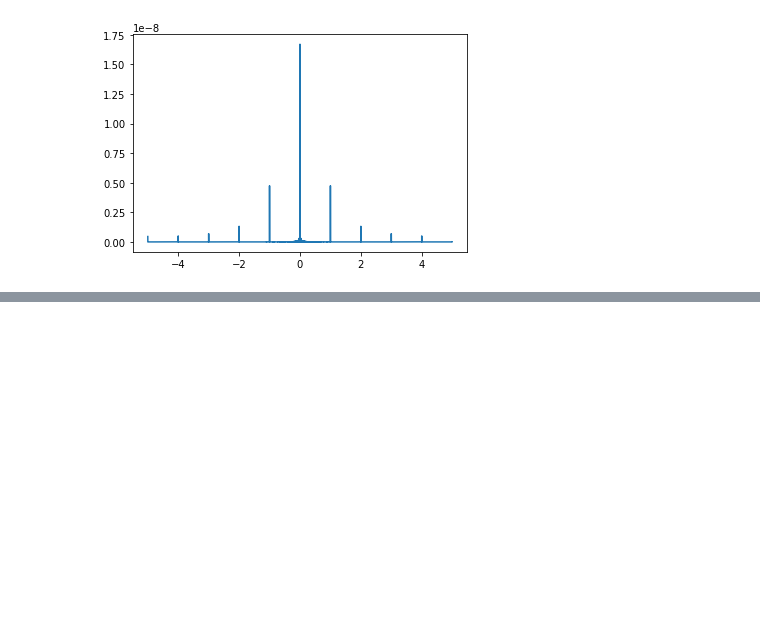
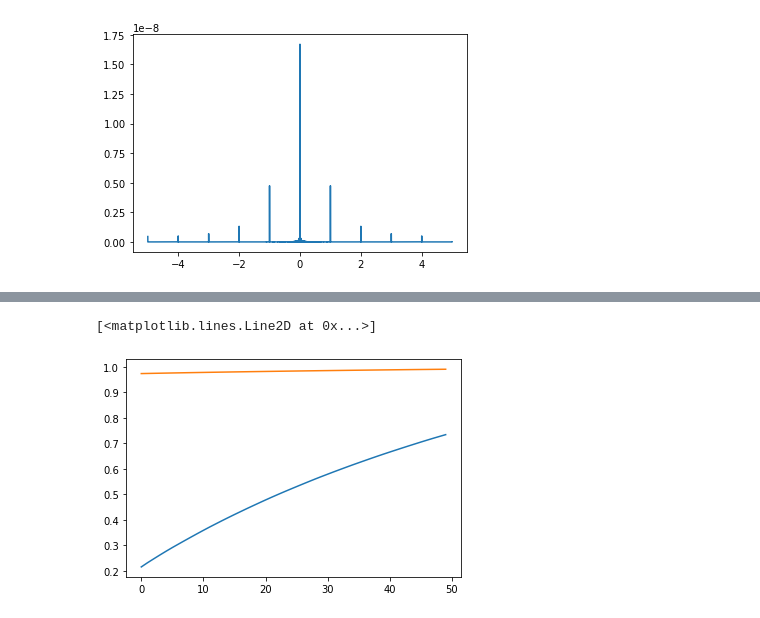
Before and after one commit to mariakesa/NeuroPixelsDataAnalysis, a Jupyter notebook: Simulations/SimulationDataAnalysis1.ipynb, the cells around one changed output, grey strips where cells are left out. Cells and saved outputs as stored; diff of their text form; code cells hidden in the pictures; blank space fills up the shorter version.

```diff
--- a/Simulations/SimulationDataAnalysis1.ipynb
+++ b/Simulations/SimulationDataAnalysis1.ipynb
@@ -30,0 +92,17 @@ plt.plot(freqs[idx], ps[idx])
+# %%
+spks_poisson=np.load('Mgpt_poisson.npy')*1000
+spk_clusters_poisson=np.load('Mgpi_poisson.npy')
+# %%
+spike_time_binned_poisson, spike_time_cells, cell_spikes_max= bin_spikes(spks_poisson,spk_clusters_poisson, bin_size = 10)
+# %%
+spk_arr_poisson=convert_for_pca(spike_time_binned_poisson)
+# %%
+pca=PCA(n_components=50)
+pca.fit(spk_arr_poisson.T)
+var_exp_poisson=pca.explained_variance_ratio_
+# %%
+plt.plot(np.cumsum(var_exp))
+plt.plot(np.cumsum(var_exp_poisson))
+# %% [output]
+[<matplotlib.lines.Line2D at 0x...>]
+[figure, added]
```
Also changed, not shown: parts of 10 cells of this notebook.
